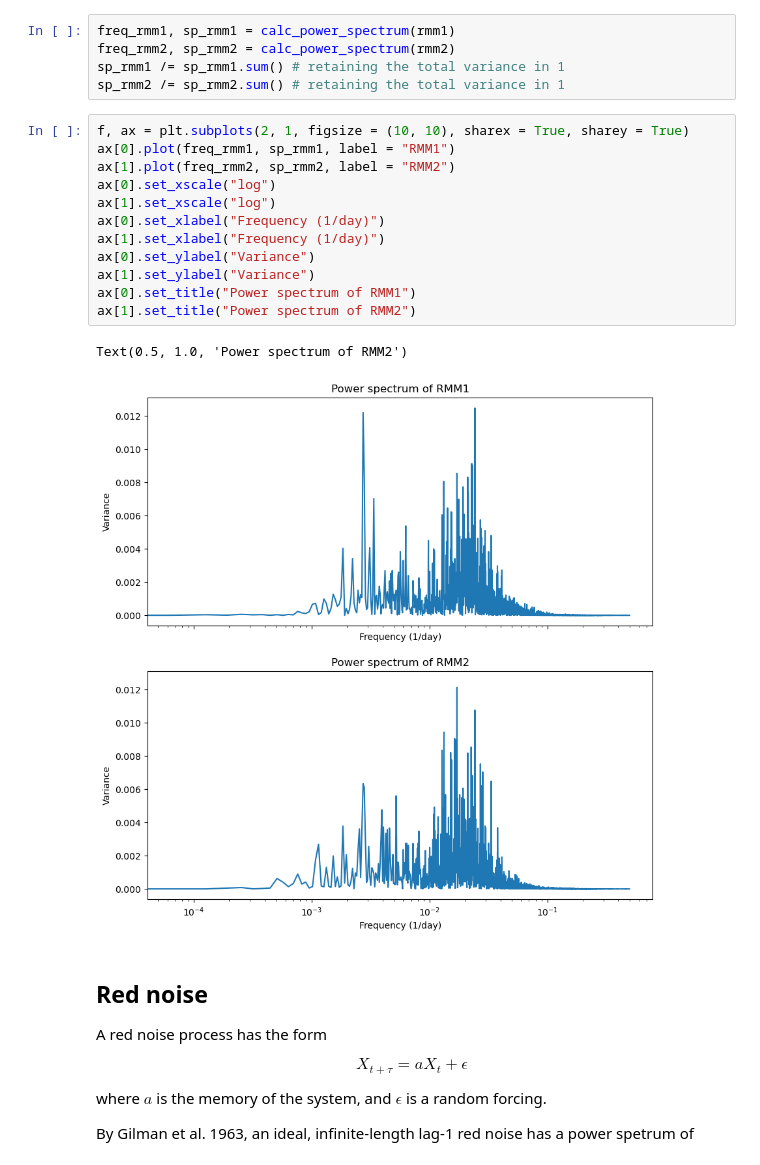
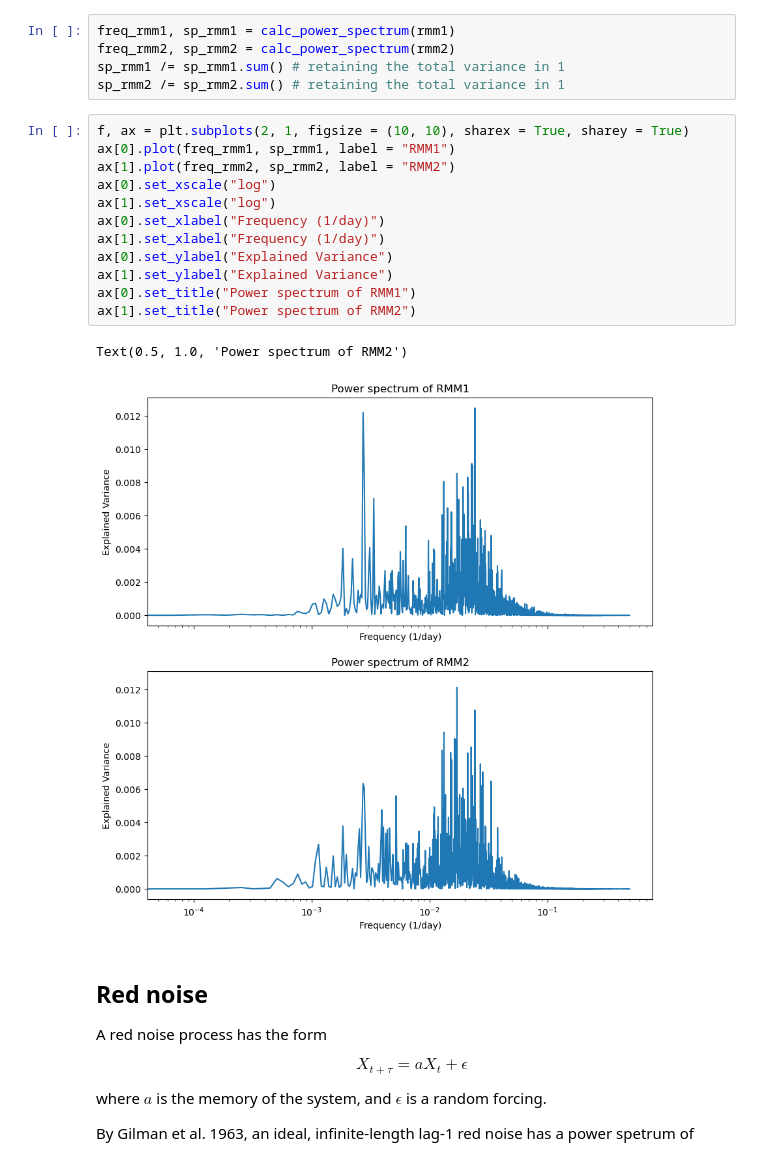
Before and after one commit to Prcpltwfkwd-TW/Power_Spectrum_Analysis, a Jupyter notebook: power_spectrum.ipynb, the cells around one changed output. Cells and saved outputs as stored; diff of their text form.

```diff
--- a/power_spectrum.ipynb
+++ b/power_spectrum.ipynb
@@ -50,18 +50,18 @@ sp_rmm2 /= sp_rmm2.sum() # retaining the total variance in 1
 # %%
 f, ax = plt.subplots(2, 1, figsize = (10, 10), sharex = True, sharey = True)
 ax[0].plot(freq_rmm1, sp_rmm1, label = "RMM1")
 ax[1].plot(freq_rmm2, sp_rmm2, label = "RMM2")
 ax[0].set_xscale("log")
 ax[1].set_xscale("log")
 ax[0].set_xlabel("Frequency (1/day)")
 ax[1].set_xlabel("Frequency (1/day)")
-ax[0].set_ylabel("Variance")
-ax[1].set_ylabel("Variance")
+ax[0].set_ylabel("Explained Variance")
+ax[1].set_ylabel("Explained Variance")
 ax[0].set_title("Power spectrum of RMM1")
 ax[1].set_title("Power spectrum of RMM2")
 # %% [output]
 Text(0.5, 1.0, 'Power spectrum of RMM2')
-[figure, old version]
+[figure, new version]
 # %% [markdown]
 ## Red noise
 
```
Also changed, not shown: parts of 1 cell of this notebook.
